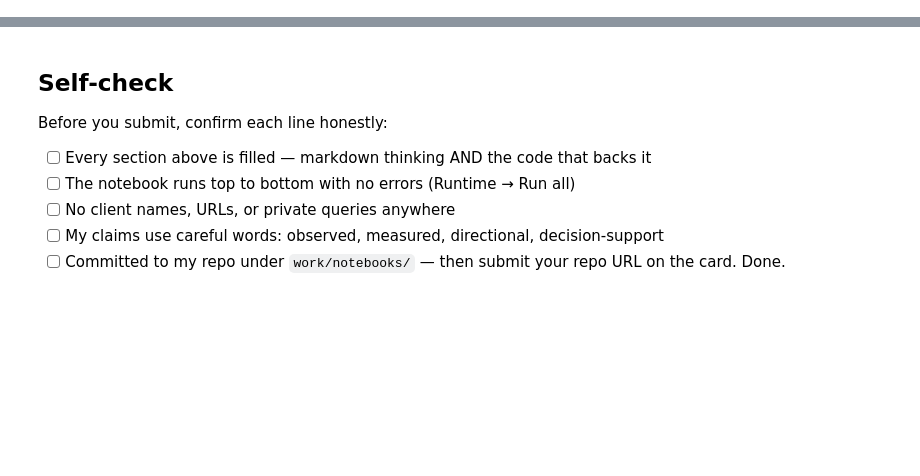
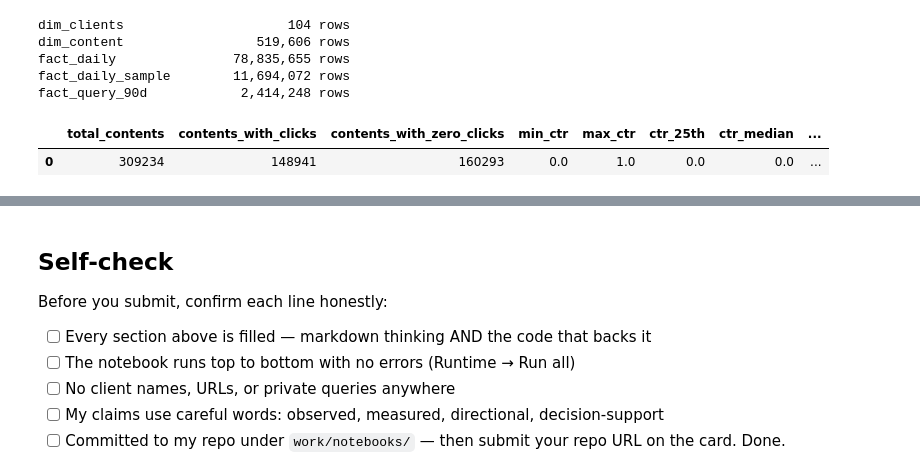
Before and after one commit to 124pritivarma6001-commits/flyrank_internship_ml, a Jupyter notebook: work/notebooks/w05_model.ipynb, the cells around one changed output, grey strips where cells are left out. Saved outputs shown, nothing was run; the diff lists cells and outputs as text; code cells hidden in the pictures; blank space fills up the shorter version.

```diff
--- a/work/notebooks/w05_model.ipynb
+++ b/work/notebooks/w05_model.ipynb
@@ -36,0 +35,66 @@ This skeleton is yours to fill. Work the sections **in order** — each one has
+# %%
+import duckdb
+
+con = duckdb.connect()
+con.execute(f"CREATE OR REPLACE SECRET hf (TYPE huggingface, TOKEN '{HF_TOKEN}')")
+
+REL = 'hf://datasets/FlyRank/internship-warehouse'
+TABLES = {
+    'dim_clients':                f"read_parquet('{REL}/dim_clients.parquet')",
+    'dim_content':                f"read_parquet('{REL}/dim_content.parquet')",
+    'fact_daily':                 f"read_parquet('{REL}/fact_content_daily_performance/**/*.parquet')",
+    'fact_daily_sample':          f"read_parquet('{REL}/fact_content_daily_performance_sample.parquet')",
+    'fact_query_90d':             f"read_parquet('{REL}/fact_content_query_90d.parquet')",
+}
+
+for name, src in TABLES.items():
+    n = con.sql(f'SELECT COUNT(*) FROM {src}').fetchone()[0]
+    print(f'{name:22} {n:>12,} rows')
+# %% [output]
+dim_clients                     104 rows
+dim_content                 519,606 rows
+fact_daily               78,835,655 rows
+fact_daily_sample        11,694,072 rows
+fact_query_90d            2,414,248 rows
+# %%
+ctr_distribution = con.sql(f"""
+WITH content_level AS (
+    SELECT
+        content_hash_id,
+        SUM(gsc_impressions) AS impressions,
+        SUM(gsc_clicks) AS clicks,
+        SUM(
+            CASE
+                WHEN gsc_impressions > 0
+                THEN gsc_avg_position * gsc_impressions
+                ELSE 0
+            END
+        ) / NULLIF(SUM(gsc_impressions), 0) AS avg_position
+    FROM {TABLES['fact_daily']}
+    WHERE gsc_impressions IS NOT NULL
+      AND gsc_clicks IS NOT NULL
+      AND gsc_avg_position IS NOT NULL
+    GROUP BY content_hash_id
+),
+base AS (
+    SELECT
+        *,
+        CAST(clicks AS DOUBLE) / NULLIF(impressions, 0) AS ctr
+    FROM content_level
+    WHERE impressions > 0
+)
+SELECT
+    COUNT(*) AS total_contents,
+    COUNT(*) FILTER (WHERE clicks > 0) AS contents_with_clicks,
+    COUNT(*) FILTER (WHERE clicks = 0) AS contents_with_zero_clicks,
+    MIN(ctr) AS min_ctr,
+    MAX(ctr) AS max_ctr,
+    QUANTILE_CONT(ctr, 0.25) AS ctr_25th,
+    QUANTILE_CONT(ctr, 0.50) AS ctr_median,
+    QUANTILE_CONT(ctr, 0.75) AS ctr_75th
+FROM base
+""").df()
+ctr_distribution
+# %% [output]
+|  | total_contents | contents_with_clicks | contents_with_zero_clicks | min_ctr | max_ctr | ctr_25th | ctr_median | ... |
+| 0 | 309234 | 148941 | 160293 | 0.0 | 1.0 | 0.0 | 0.0 | ... |
```
Also changed, not shown: parts of 20 cells of this notebook.
